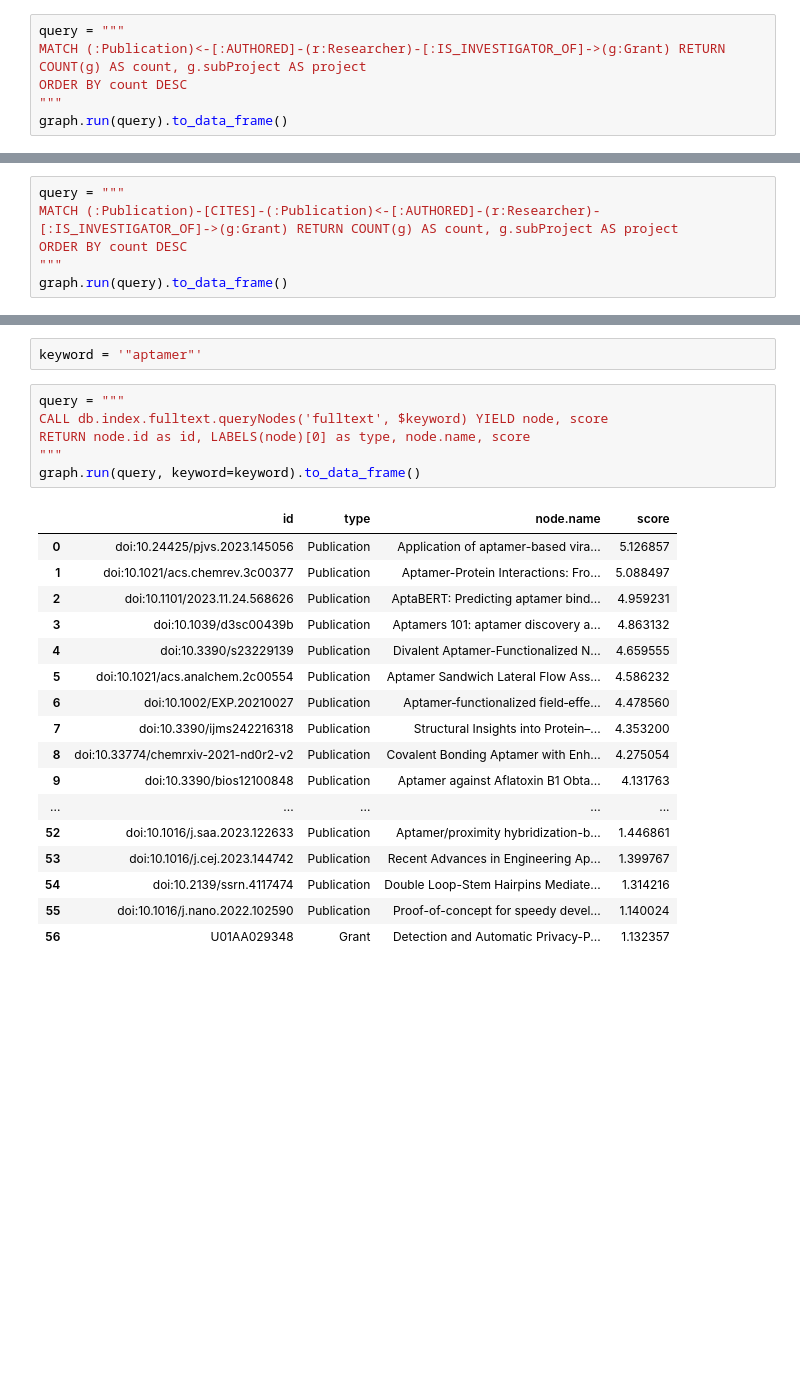
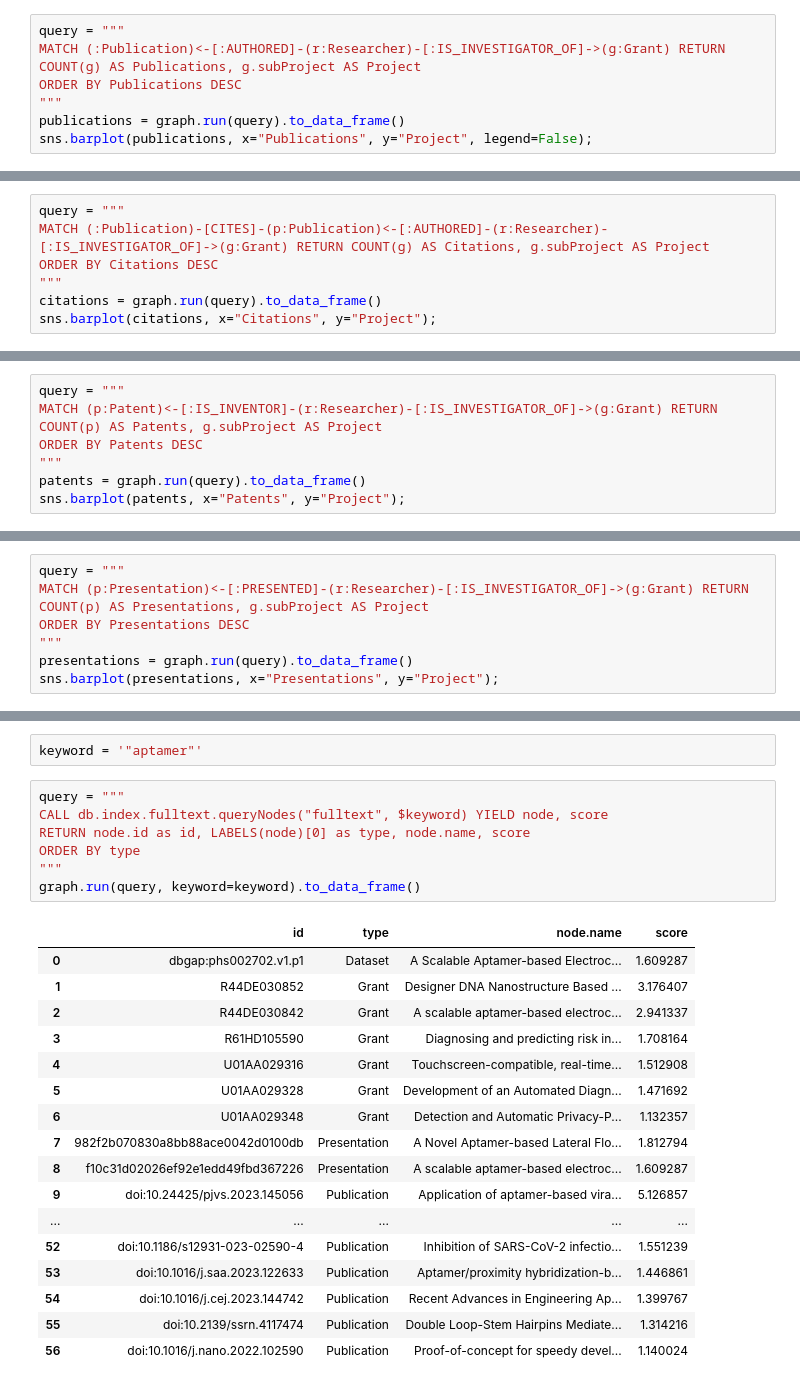
Before and after one commit to radxrad/radx-kg, a Jupyter notebook: notebooks/visualization/ExampleQueries_colab.ipynb, the cells around one changed output, grey strips where cells are left out. Cells and saved outputs as stored; diff of their text form; blank space fills up the shorter version.

Commit message:
added query examples

```diff
--- a/notebooks/visualization/ExampleQueries_colab.ipynb
+++ b/notebooks/visualization/ExampleQueries_colab.ipynb
@@ -212,8 +215,9 @@ graph.run(query).to_data_frame()
 ### Number of publication by RADx-rad subprojects
 # %%
 query = """
-MATCH (:Publication)<-[:AUTHORED]-(r:Researcher)-[:IS_INVESTIGATOR_OF]->(g:Grant) RETURN COUNT(g) AS count, g.subProject AS project
-ORDER BY count DESC
+MATCH (:Publication)<-[:AUTHORED]-(r:Researcher)-[:IS_INVESTIGATOR_OF]->(g:Grant) RETURN COUNT(g) AS Publications, g.subProject AS Project
+ORDER BY Publications DESC
 """
-graph.run(query).to_data_frame()
+publications = graph.run(query).to_data_frame()
+sns.barplot(publications, x="Publications", y="Project", legend=False);
 # %% [output]
@@ -231,7 +236,8 @@ graph.run(query).to_data_frame()
 # %%
 query = """
-MATCH (:Publication)-[CITES]-(:Publication)<-[:AUTHORED]-(r:Researcher)-[:IS_INVESTIGATOR_OF]->(g:Grant) RETURN COUNT(g) AS count, g.subProject AS project
-ORDER BY count DESC
+MATCH (:Publication)-[CITES]-(p:Publication)<-[:AUTHORED]-(r:Researcher)-[:IS_INVESTIGATOR_OF]->(g:Grant) RETURN COUNT(g) AS Citations, g.subProject AS Project
+ORDER BY Citations DESC
 """
-graph.run(query).to_data_frame()
+citations = graph.run(query).to_data_frame()
+sns.barplot(citations, x="Citations", y="Project");
 # %% [output]
@@ -246,0 +271,7 @@ graph.run(query).to_data_frame()
+# %%
+query = """
+MATCH (p:Patent)<-[:IS_INVENTOR]-(r:Researcher)-[:IS_INVESTIGATOR_OF]->(g:Grant) RETURN COUNT(p) AS Patents, g.subProject AS Project
+ORDER BY Patents DESC
+"""
+patents = graph.run(query).to_data_frame()
+sns.barplot(patents, x="Patents", y="Project");
@@ -246,0 +319,7 @@ graph.run(query).to_data_frame()
+# %%
+query = """
+MATCH (p:Presentation)<-[:PRESENTED]-(r:Researcher)-[:IS_INVESTIGATOR_OF]->(g:Grant) RETURN COUNT(p) AS Presentations, g.subProject AS Project
+ORDER BY Presentations DESC
+"""
+presentations = graph.run(query).to_data_frame()
+sns.barplot(presentations, x="Presentations", y="Project");
@@ -250,28 +331,29 @@ graph.run(query).to_data_frame()
 keyword = '"aptamer"'
 # %%
 query = """
-CALL db.index.fulltext.queryNodes('fulltext', $keyword) YIELD node, score
+CALL db.index.fulltext.queryNodes("fulltext", $keyword) YIELD node, score
 RETURN node.id as id, LABELS(node)[0] as type, node.name, score
+ORDER BY type
 """
 graph.run(query, keyword=keyword).to_data_frame()
 # %% [output]
 |  | id | type | node.name | score |
-| 0 | doi:10.24425/pjvs.2023.145056 | Publication | Application of aptamer-based vira... | 5.126857 |
-| 1 | doi:10.1021/acs.chemrev.3c00377 | Publication | Aptamer-Protein Interactions: Fro... | 5.088497 |
-| 2 | doi:10.1101/2023.11.24.568626 | Publication | AptaBERT: Predicting aptamer bind... | 4.959231 |
-| 3 | doi:10.1039/d3sc00439b | Publication | Aptamers 101: aptamer discovery a... | 4.863132 |
-| 4 | doi:10.3390/s23229139 | Publication | Divalent Aptamer-Functionalized N... | 4.659555 |
-| 5 | doi:10.1021/acs.analchem.2c00554 | Publication | Aptamer Sandwich Lateral Flow Ass... | 4.586232 |
-| 6 | doi:10.1002/EXP.20210027 | Publication | Aptamer‐functionalized field‐effe... | 4.478560 |
-| 7 | doi:10.3390/ijms242216318 | Publication | Structural Insights into Protein–... | 4.353200 |
-| 8 | doi:10.33774/chemrxiv-2021-nd0r2-v2 | Publication | Covalent Bonding Aptamer with Enh... | 4.275054 |
-| 9 | doi:10.3390/bios12100848 | Publication | Aptamer against Aflatoxin B1 Obta... | 4.131763 |
+| 0 | dbgap:phs002702.v1.p1 | Dataset | A Scalable Aptamer-based Electroc... | 1.609287 |
+| 1 | R44DE030852 | Grant | Designer DNA Nanostructure Based ... | 3.176407 |
+| 2 | R44DE030842 | Grant | A scalable aptamer-based electroc... | 2.941337 |
+| 3 | R61HD105590 | Grant | Diagnosing and predicting risk in... | 1.708164 |
+| 4 | U01AA029316 | Grant | Touchscreen-compatible, real-time... | 1.512908 |
+| 5 | U01AA029328 | Grant | Development of an Automated Diagn... | 1.471692 |
+| 6 | U01AA029348 | Grant | Detection and Automatic Privacy-P... | 1.132357 |
+| 7 | 982f2b070830a8bb88ace0042d0100db | Presentation | A Novel Aptamer-based Lateral Flo... | 1.812794 |
+| 8 | f10c31d02026ef92e1edd49fbd367226 | Presentation | A scalable aptamer-based electroc... | 1.609287 |
+| 9 | doi:10.24425/pjvs.2023.145056 | Publication | Application of aptamer-based vira... | 5.126857 |
 | ... | ... | ... | ... | ... |
-| 52 | doi:10.1016/j.saa.2023.122633 | Publication | Aptamer/proximity hybridization-b... | 1.446861 |
-| 53 | doi:10.1016/j.cej.2023.144742 | Publication | Recent Advances in Engineering Ap... | 1.399767 |
-| 54 | doi:10.2139/ssrn.4117474 | Publication | Double Loop-Stem Hairpins Mediate... | 1.314216 |
-| 55 | doi:10.1016/j.nano.2022.102590 | Publication | Proof-of-concept for speedy devel... | 1.140024 |
-| 56 | U01AA029348 | Grant | Detection and Automatic Privacy-P... | 1.132357 |
+| 52 | doi:10.1186/s12931-023-02590-4 | Publication | Inhibition of SARS-CoV-2 infectio... | 1.551239 |
+| 53 | doi:10.1016/j.saa.2023.122633 | Publication | Aptamer/proximity hybridization-b... | 1.446861 |
+| 54 | doi:10.1016/j.cej.2023.144742 | Publication | Recent Advances in Engineering Ap... | 1.399767 |
+| 55 | doi:10.2139/ssrn.4117474 | Publication | Double Loop-Stem Hairpins Mediate... | 1.314216 |
+| 56 | doi:10.1016/j.nano.2022.102590 | Publication | Proof-of-concept for speedy devel... | 1.140024 |
 # %%
 neo4j_utils.stop()
 # %% [output]
```
Also changed, not shown: parts of 50 cells of this notebook, 1 other file.
